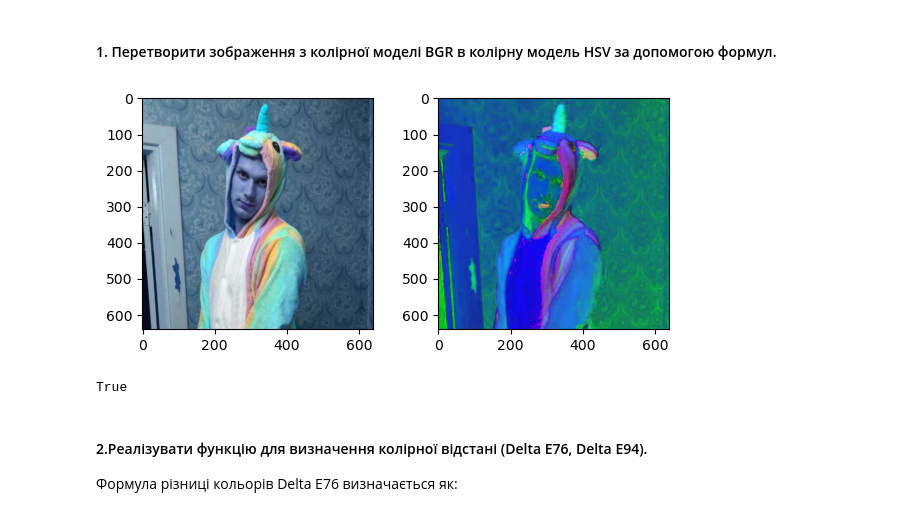
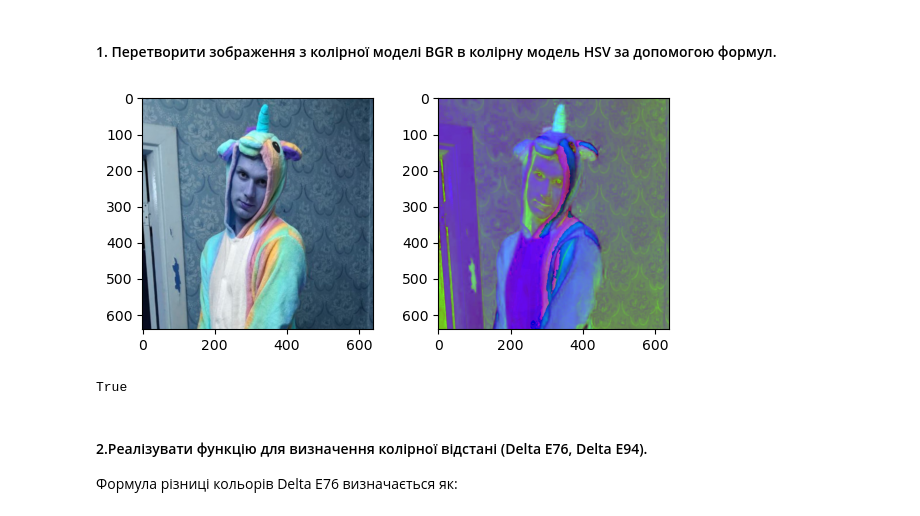
Before and after one commit to LabunskiyPetro/labs_digital_image_processing, a Jupyter notebook: laba1/laba1.ipynb, the cells around one changed output. Drawn from its saved outputs; the diff is of its cells as text; code cells hidden in the pictures.

```diff
--- a/laba1/laba1.ipynb
+++ b/laba1/laba1.ipynb
@@ -26,6 +26,9 @@ import matplotlib.pyplot as plt
 # %% [markdown]
 ### Зчитаємо тестове кольорове зображення та конвертуєму його в чорно-біле та кольрові зображення
 # %%
-URL = "its_me.jpg"
+URL = "image.jpg"
 img_bgr = cv2.imread(URL)
 img_gray = cv2.imread(URL, cv2.IMREAD_GRAYSCALE)
+
+cv2.imwrite("image_bgr.png", img_bgr)
+cv2.imwrite("image_gray.png", img_gray)
@@ -174,11 +183,11 @@ True
 # %%
 IMAGE_BGR = cv2.imread(URL)
 
-IMAGE_RGB = img_bgr[:, :, [2, 1, 0]]        # brg to rgb
+#IMAGE_RGB = img_bgr[:, :, [2, 1, 0]]        # brg to rgb
 #========================================================================
 # rgb to hsv:  h <= 180;  s, v <= 255
 #========================================================================
-def bgr_to_hsv(b, g, r):
+def bgr_to_hsv(r, g, b):
     r, g, b = r/255.0, g/255.0, b/255.0
     mx = max(r, g, b)
     mn = min(r, g, b)
@@ -192,34 +201,34 @@ def bgr_to_hsv(b, g, r):
     elif mx == b:
         h = (30 * ((r-g)/df) + 120) % 180
     if mx == 0:
         s = 0
     else:
         s = (df/mx)*255
     v = mx*255
     return int(round(h)), int(round(s)), int(round(v))
 #========================================================================
 IMAGE_HSV = []
 for i in range(IMAGE_BGR.shape[0]):
     for j in range(IMAGE_BGR.shape[1]):
         IMAGE_HSV.append([bgr_to_hsv(IMAGE_BGR[i,j,0],IMAGE_BGR[i,j,1],IMAGE_BGR[i,j,2])])
 
 IMAGE_HSV = np.array(IMAGE_HSV)
 IMAGE_HSV.shape = (IMAGE_BGR.shape[0],IMAGE_BGR.shape[1],3)
 
 plt.figure(figsize=(7, 3))
 
 plt.subplot(121);
 plt.imshow(IMAGE_BGR)
 
 plt.subplot(122);
 plt.imshow(IMAGE_HSV)
 
 plt.show()
 
 cv2.imwrite("DOP_IMAGE_BGR.png", IMAGE_BGR)
 cv2.imwrite("DOP_IMAGE_HSV.png", IMAGE_HSV)
 # %% [output]
-[figure, old version]
+[figure, new version]
 True
 # %% [markdown]
 #### 2.Реалізувати функцію для визначення колірної відстані (Delta E76, Delta E94).
```
Also changed, not shown: parts of 3 cells of this notebook, 7 other files.
